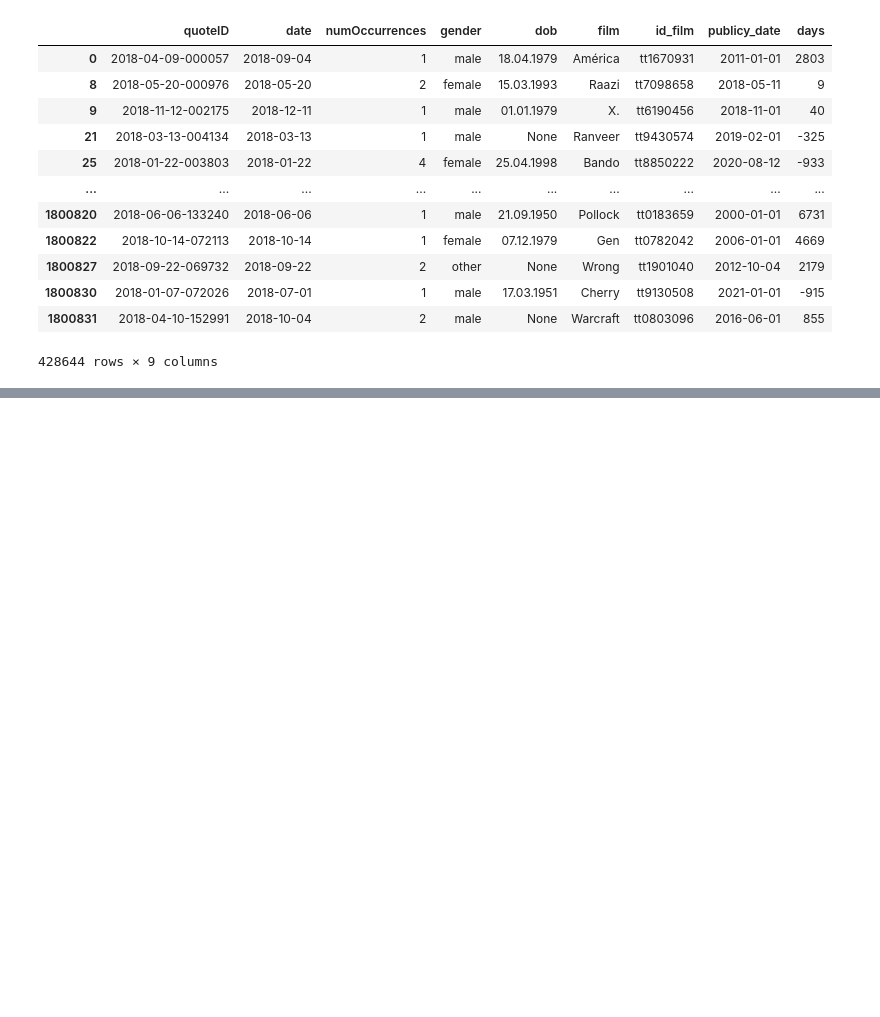
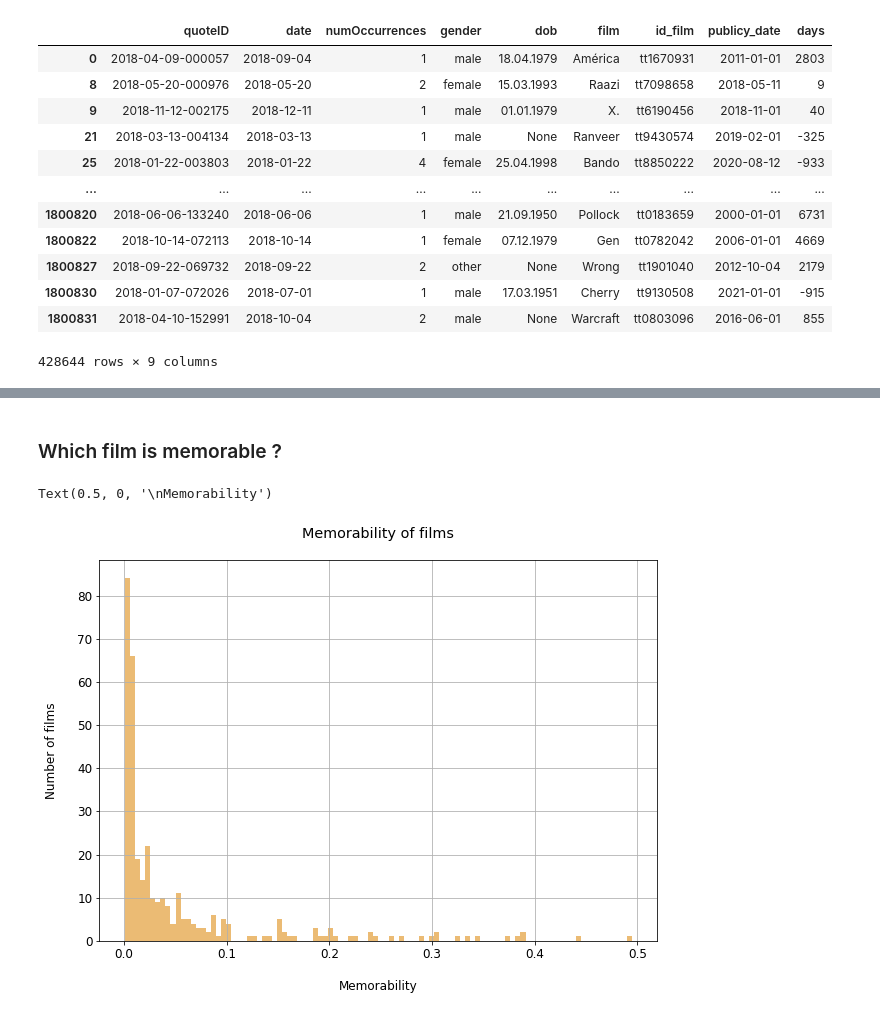
Before and after one commit to epfl-ada/ada-2021-project-escouade, a Jupyter notebook: src/Question_2.ipynb, the cells around one changed output, grey strips where cells are left out. Saved outputs shown, nothing was run; the diff lists cells and outputs as text; code cells hidden in the pictures; blank space fills up the shorter version.

```diff
--- a/src/Question_2.ipynb
+++ b/src/Question_2.ipynb
@@ -433,0 +282,7 @@ df_agg.reset_index()
+# %%
+#list of 2018 films
+with open('../generated/IMDB/tconst_2018.pickle', 'rb') as f:
+    movie_2018 = pickle.loads(f.read())
+# %%
+df_movie_2018 = pd.DataFrame(movie_2018, columns = ['id_film'])
+display(df_movie_2018)
@@ -433,0 +303,3 @@ df_agg.reset_index()
+# %%
+with open('../generated/df_final.pickle', 'rb') as f:
+    gender_filmCrew_pct = pickle.loads(f.read())
@@ -433,0 +336,4 @@ df_agg.reset_index()
+# %%
+df_memorability_2018 = pd.merge(gender_filmCrew_pct, df_movie_2018, on = 'id_film', how = 'inner')
+df_memorability_2018 = df_memorability_2018[df_memorability_2018['quoteID'] > 1]
+df_memorability_2018
@@ -433,0 +354,15 @@ df_agg.reset_index()
+# %% [markdown]
+### Which film is memorable ?
+# %%
+plt.rc('font', size=12)
+
+df_memorability_2018['memorability'].hist(bins = 100,
+                                     figsize=(10, 7),
+                                    color = '#EBBB74')
+
+plt.title("Memorability of films\n")
+plt.ylabel("Number of films\n")
+plt.xlabel("\nMemorability")
+# %% [output]
+Text(0.5, 0, '\nMemorability')
+[figure, added]
```
Also changed, not shown: parts of 43 cells of this notebook.
